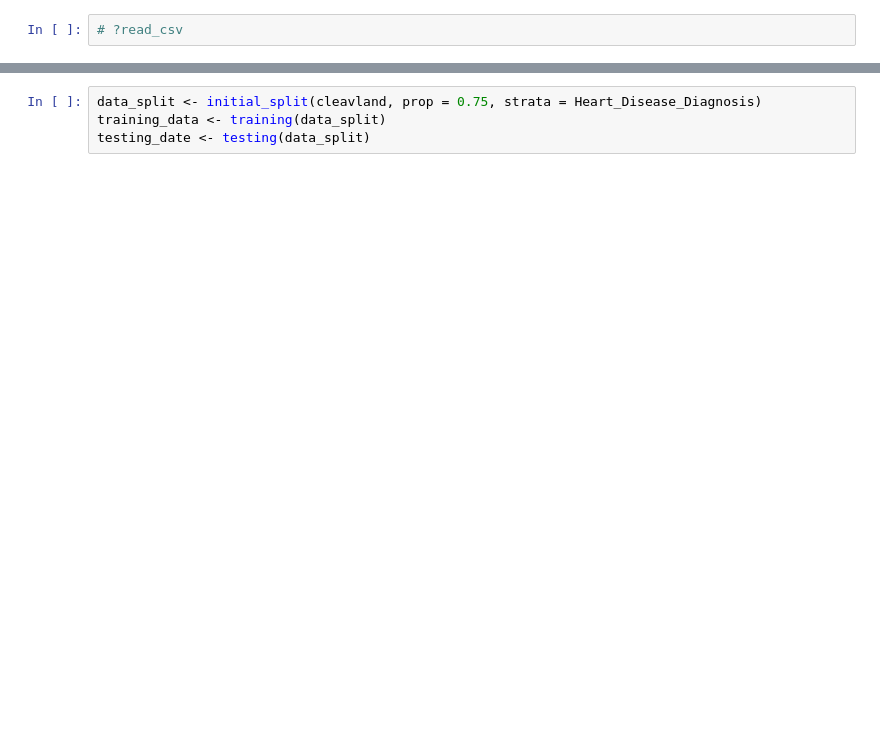
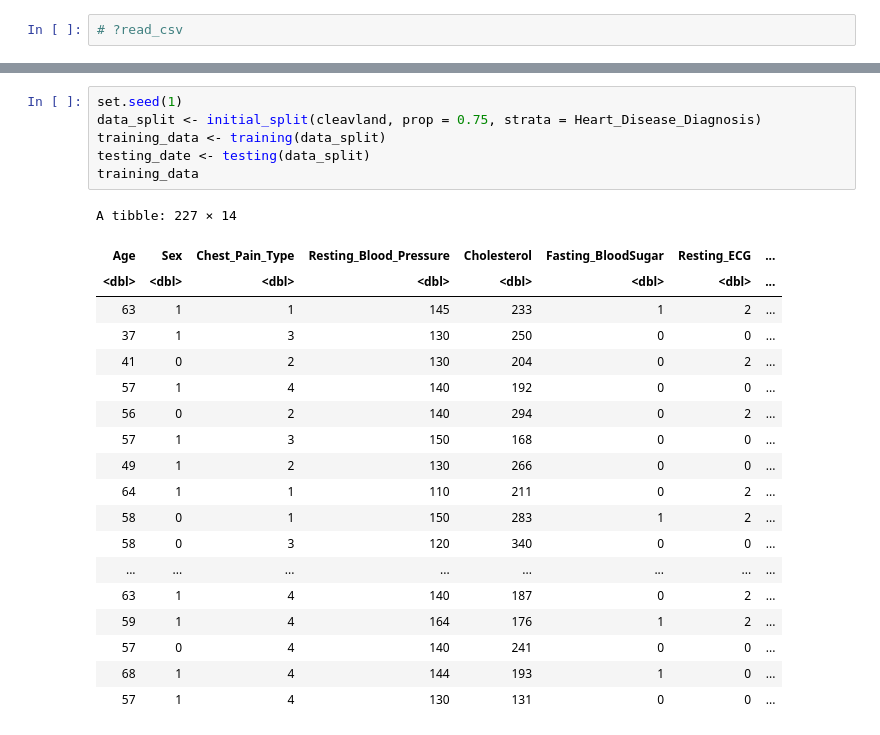
Before and after one commit to devr07/DSCI100-007-009, a Jupyter notebook: projectpropsal.ipynb, the cells around one changed output, grey strips where cells are left out. Cells and saved outputs as stored; diff of their text form; blank space fills up the shorter version.

```diff
--- a/projectpropsal.ipynb
+++ b/projectpropsal.ipynb
@@ -140,4 +119,26 @@ library(tidymodels)
 # %%
+set.seed(1)
 data_split <- initial_split(cleavland, prop = 0.75, strata = Heart_Disease_Diagnosis)
 training_data <- training(data_split)
 testing_date <- testing(data_split)
+training_data
+# %% [output]
+A tibble: 227 × 14
+| Age | Sex | Chest_Pain_Type | Resting_Blood_Pressure | Cholesterol | Fasting_BloodSugar | Resting_ECG | ... |
+| <dbl> | <dbl> | <dbl> | <dbl> | <dbl> | <dbl> | <dbl> | ... |
+| 63 | 1 | 1 | 145 | 233 | 1 | 2 | ... |
+| 37 | 1 | 3 | 130 | 250 | 0 | 0 | ... |
+| 41 | 0 | 2 | 130 | 204 | 0 | 2 | ... |
+| 57 | 1 | 4 | 140 | 192 | 0 | 0 | ... |
+| 56 | 0 | 2 | 140 | 294 | 0 | 2 | ... |
+| 57 | 1 | 3 | 150 | 168 | 0 | 0 | ... |
+| 49 | 1 | 2 | 130 | 266 | 0 | 0 | ... |
+| 64 | 1 | 1 | 110 | 211 | 0 | 2 | ... |
+| 58 | 0 | 1 | 150 | 283 | 1 | 2 | ... |
+| 58 | 0 | 3 | 120 | 340 | 0 | 0 | ... |
+| ... | ... | ... | ... | ... | ... | ... | ... |
+| 63 | 1 | 4 | 140 | 187 | 0 | 2 | ... |
+| 59 | 1 | 4 | 164 | 176 | 1 | 2 | ... |
+| 57 | 0 | 4 | 140 | 241 | 0 | 0 | ... |
+| 68 | 1 | 4 | 144 | 193 | 1 | 0 | ... |
+| 57 | 1 | 4 | 130 | 131 | 0 | 0 | ... |
```
Also changed, not shown: parts of 5 cells of this notebook.
